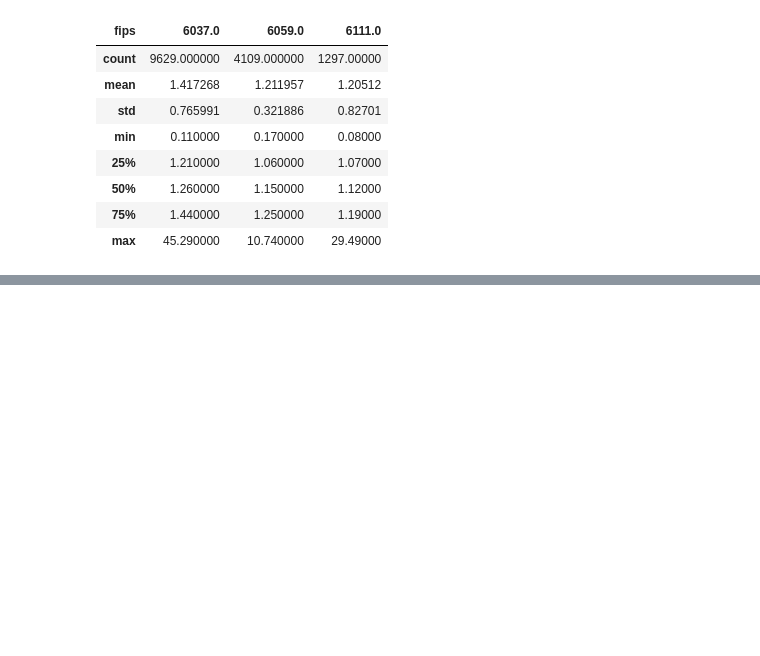
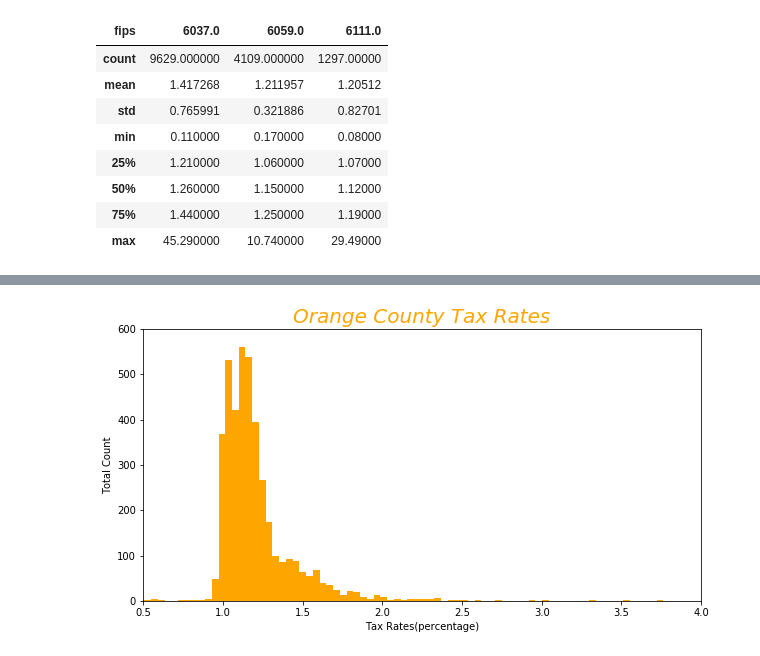
Before and after one commit to ZillowProjectPlaceholder/Zillow-Regression-Project, a Jupyter notebook: noriega_notebook2.ipynb, the cells around one changed output, grey strips where cells are left out. Drawn from its saved outputs; the diff is of its cells as text; code cells hidden in the pictures; blank space fills up the shorter version.

```diff
--- a/noriega_notebook2.ipynb
+++ b/noriega_notebook2.ipynb
@@ -113,0 +98,11 @@ plt.show()
+# %%
+plt.figure(figsize=(10,5))
+plt.hist(orange, bins = 250, color = "orange")
+plt.xlim(.5, 4)
+plt.ylim(0, 600)
+plt.title('Orange County Tax Rates', fontsize = 20, fontstyle='italic', color = "orange")
+plt.xlabel('Tax Rates(percentage)')
+plt.ylabel('Total Count')
+plt.show()
+# %% [output]
+[figure, added]
```
Also changed, not shown: parts of 11 cells of this notebook.
